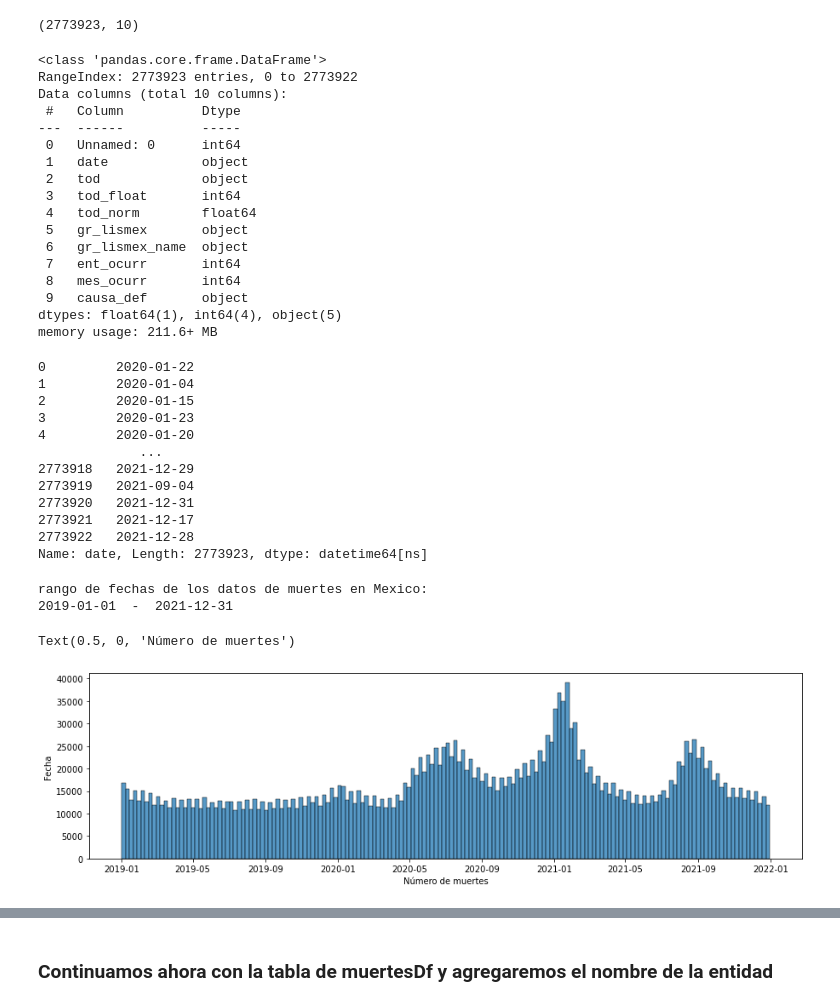
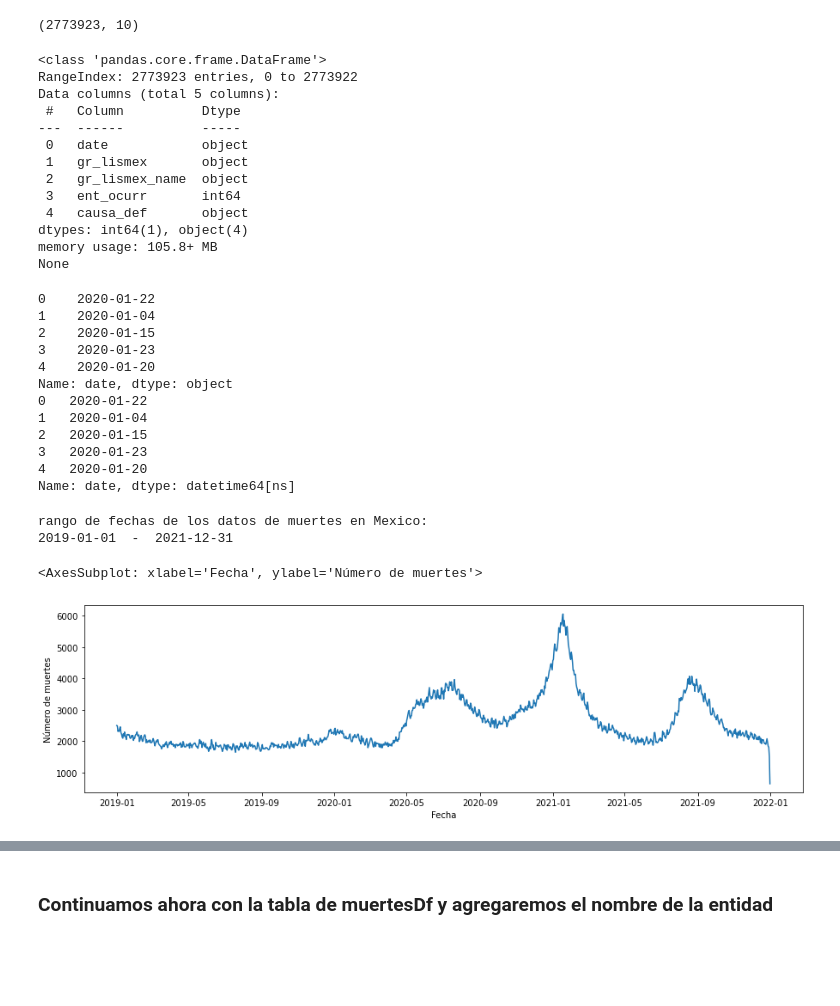
Before and after one commit to SalRmz/DCDP, a Jupyter notebook: 01 Programación en Python/notebooks/proyecto01/death_and_pollution.ipynb, the cells around one changed output, grey strips where cells are left out. Saved outputs shown, nothing was run; the diff lists cells and outputs as text; code cells hidden in the pictures; blank space fills up the shorter version.

```diff
--- a/01 Programación en Python/notebooks/proyecto01/death_and_pollution.ipynb
+++ b/01 Programación en Python/notebooks/proyecto01/death_and_pollution.ipynb
@@ -40,41 +62,40 @@ muertesDf.shape
 # %% [output]
 (2773923, 10)
 # %%
+# como nos nos interesan todos los campos, descartaremos los que no necesitamos ()
+muertesDf.drop(['Unnamed: 0','tod','tod_float','tod_norm','mes_ocurr'], axis=1, inplace=True)
 # mostramos la información con tipos de datos
-muertesDf.info()
+print(muertesDf.info())
 # %% [output]
 <class 'pandas.core.frame.DataFrame'>
 RangeIndex: 2773923 entries, 0 to 2773922
-Data columns (total 10 columns):
+Data columns (total 5 columns):
  #   Column          Dtype
 ---  ------          -----
- 0   Unnamed: 0      int64
- 1   date            object
- 2   tod             object
- 3   tod_float       int64
- 4   tod_norm        float64
- 5   gr_lismex       object
- 6   gr_lismex_name  object
- 7   ent_ocurr       int64
- 8   mes_ocurr       int64
- 9   causa_def       object
-dtypes: float64(1), int64(4), object(5)
-memory usage: 211.6+ MB
+ 0   date            object
+ 1   gr_lismex       object
+ 2   gr_lismex_name  object
+ 3   ent_ocurr       int64
+ 4   causa_def       object
+dtypes: int64(1), object(4)
+memory usage: 105.8+ MB
+None
 # %%
-# conversiones de datos (fechas)
+# vemos que date tiene tipo object (string) y como manipularemos fechas, convirtámoslo a datetime de pandas
+print(muertesDf.date.head())
 muertesDf.date = pd.to_datetime(muertesDf.date)
-muertesDf.date
+print(muertesDf.date.head())
 # %% [output]
-0         2020-01-22
-1         2020-01-04
-2         2020-01-15
-3         2020-01-23
-4         2020-01-20
-             ...
-2773918   2021-12-29
-2773919   2021-09-04
-2773920   2021-12-31
-2773921   2021-12-17
-2773922   2021-12-28
-Name: date, Length: 2773923, dtype: datetime64[ns]
+0    2020-01-22
+1    2020-01-04
+2    2020-01-15
+3    2020-01-23
+4    2020-01-20
+Name: date, dtype: object
+0   2020-01-22
+1   2020-01-04
+2   2020-01-15
+3   2020-01-23
+4   2020-01-20
+Name: date, dtype: datetime64[ns]
 # %%
@@ -87,12 +108,12 @@ print(muertes_inicio.strftime('%Y-%m-%d'), ' - ',muertes_fin.strftime('%Y-%m-%d'
 rango de fechas de los datos de muertes en Mexico:
 2019-01-01  -  2021-12-31
 # %%
-# podemos ver la distribución de las muertes (en todos los estados):
+# podemos ver la distribución de las muertes (en todos los estados y por todas las causas):
 fig, axs = plt.subplots(figsize=(15, 4))
-#plt.figure(figsize=(12,5))
-sns.histplot(muertesDf.date)
-plt.ylabel("Fecha")
-plt.xlabel("Número de muertes")
+plt.xlabel("Fecha")
+plt.ylabel("Número de muertes")
+data=muertesDf.groupby('date').ent_ocurr.size().to_frame()
+sns.lineplot(data=data, x=data.index, y=data.ent_ocurr)
 # %% [output]
-Text(0.5, 0, 'Número de muertes')
+<AxesSubplot: xlabel='Fecha', ylabel='Número de muertes'>
-[figure, old version]
+[figure, new version]
```
Also changed, not shown: parts of 69 cells of this notebook.
